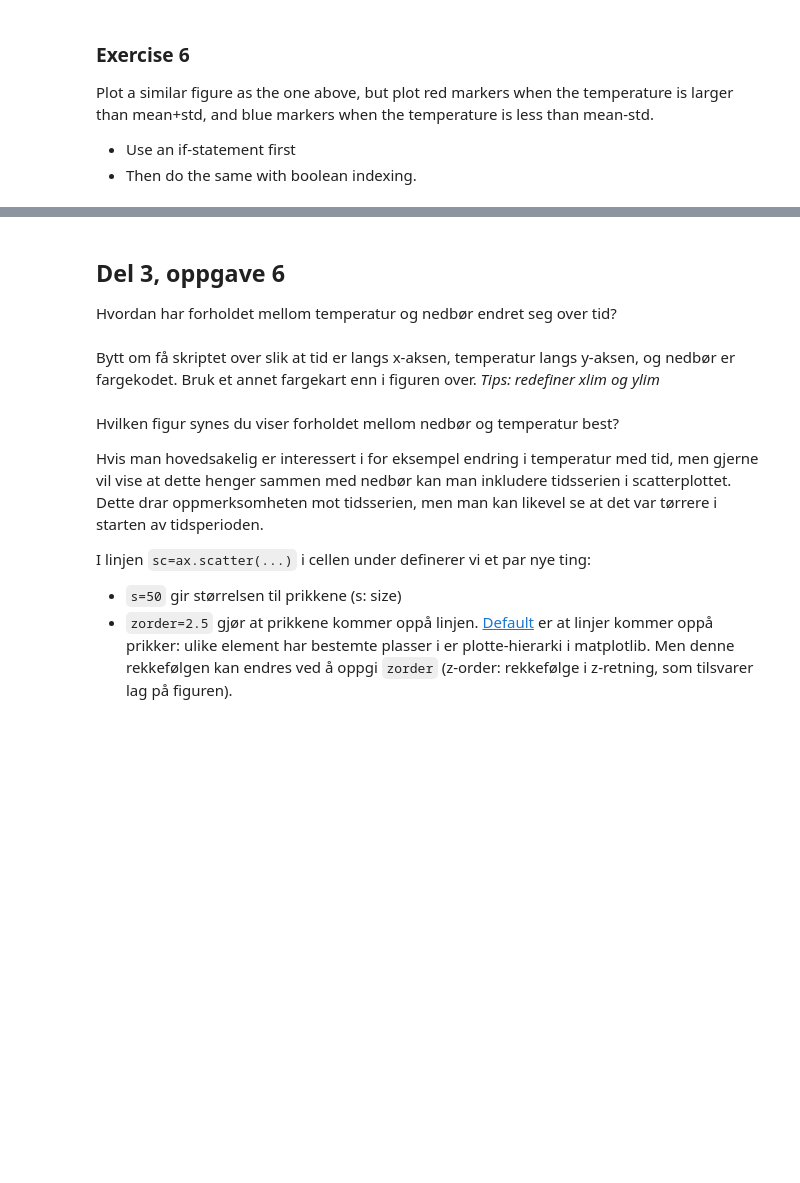
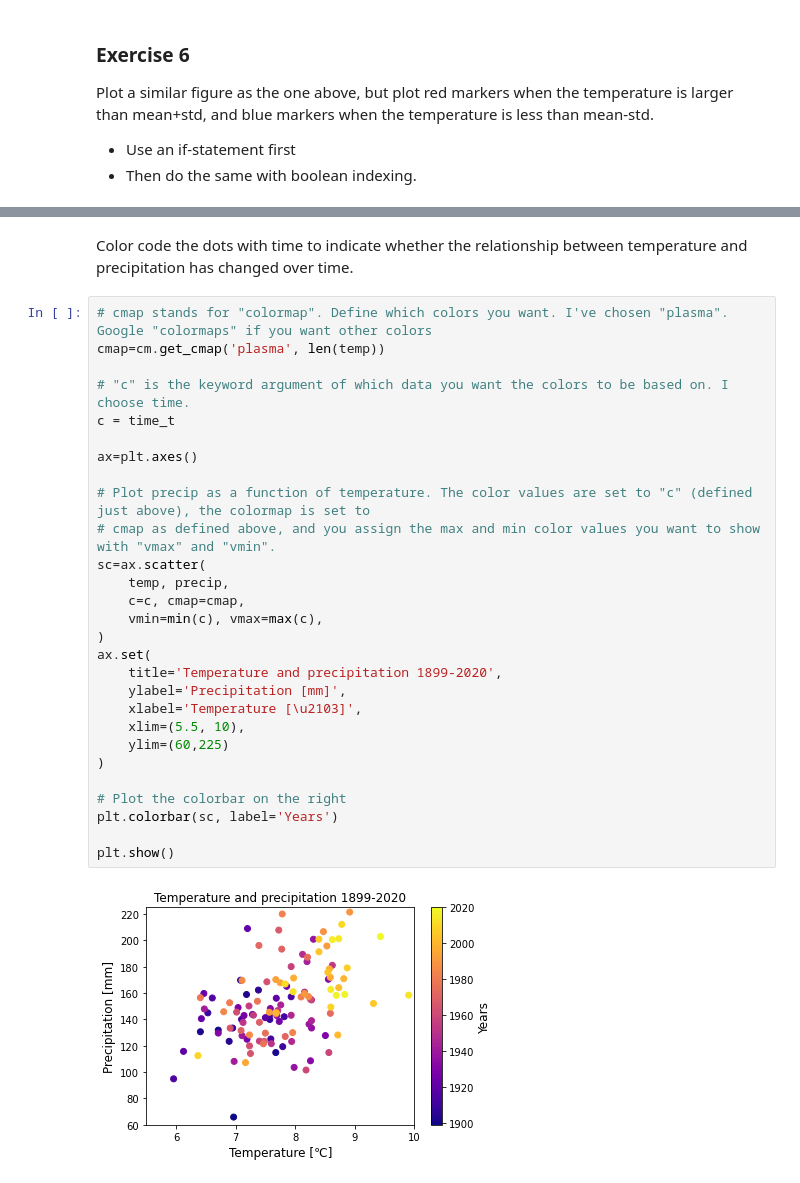
Before and after one commit to julienweihs/GEOF, a Jupyter notebook: Jupyter/Part7_For_if_loops.ipynb, the cells around one changed output, grey strips where cells are left out. Drawn from its saved outputs; the diff is of its cells as text; blank space fills up the shorter version.

```diff
--- a/Jupyter/Part7_For_if_loops.ipynb
+++ b/Jupyter/Part7_For_if_loops.ipynb
@@ -620,13 +588,32 @@ plt.show()
-# %% [markdown]
-## Del 3, oppgave 6
-Hvordan har forholdet mellom temperatur og nedbør endret seg over tid?
-# %% [markdown]
-Bytt om få skriptet over slik at tid er langs x-aksen, temperatur langs y-aksen, og nedbør er fargekodet. Bruk et annet fargekart enn i figuren over. *Tips: redefiner xlim og ylim*
-# %% [markdown]
-Hvilken figur synes du viser forholdet mellom nedbør og temperatur best?
-
-Hvis man hovedsakelig er interessert i for eksempel endring i temperatur med tid, men gjerne vil vise at dette henger sammen med nedbør kan man inkludere tidsserien i scatterplottet. Dette drar oppmerksomheten mot tidsserien, men man kan likevel se at det var tørrere i starten av tidsperioden.
-
-I linjen `sc=ax.scatter(...)` i cellen under definerer vi et par nye ting:
-- `s=50` gir størrelsen til prikkene (s: size)
-- `zorder=2.5` gjør at prikkene kommer oppå linjen. [Default](https://matplotlib.org/stable/gallery/misc/zorder_demo.html) er at linjer kommer oppå prikker: ulike element har bestemte plasser i er plotte-hierarki i matplotlib. Men denne rekkefølgen kan endres ved å oppgi `zorder` (z-order: rekkefølge i z-retning, som tilsvarer lag på figuren).
+# %% [markdown]
+Color code the dots with time to indicate whether the relationship between temperature and precipitation has changed over time.
+# %%
+# cmap stands for "colormap". Define which colors you want. I've chosen "plasma". Google "colormaps" if you want other colors
+cmap=cm.get_cmap('plasma', len(temp))
+
+# "c" is the keyword argument of which data you want the colors to be based on. I choose time.
+c = time_t
+
+ax=plt.axes()
+
+# Plot precip as a function of temperature. The color values are set to "c" (defined just above), the colormap is set to
+# cmap as defined above, and you assign the max and min color values you want to show with "vmax" and "vmin".
+sc=ax.scatter(
+    temp, precip,
+    c=c, cmap=cmap,
+    vmin=min(c), vmax=max(c),
+)
+ax.set(
+    title='Temperature and precipitation 1899-2020',
+    ylabel='Precipitation [mm]',
+    xlabel='Temperature [\u2103]',
+    xlim=(5.5, 10),
+    ylim=(60,225)
+)
+
+# Plot the colorbar on the right
+plt.colorbar(sc, label='Years')
+
+plt.show()
+# %% [output]
+[figure, added]
```
Also changed, not shown: parts of 21 cells of this notebook.
